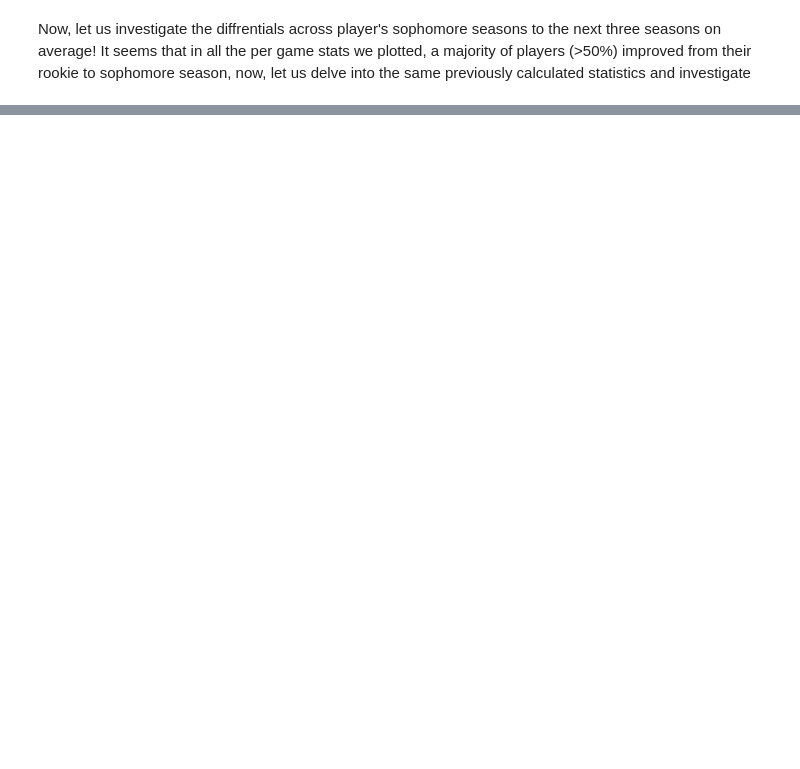
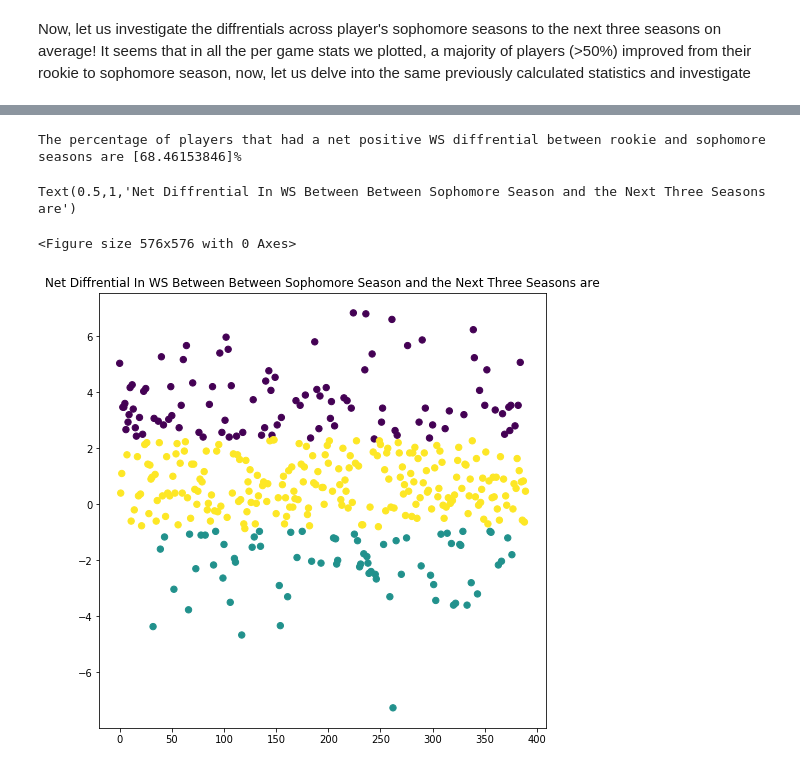
Before and after one commit to Sumiran1/Projects, a Jupyter notebook: NBA SOPHOMORE SLUMP PROJECT/data_analysis_v2.ipynb, the cells around one changed output, grey strips where cells are left out. Saved outputs shown, nothing was run; the diff lists cells and outputs as text; code cells hidden in the pictures; blank space fills up the shorter version.

Commit message:
added EM for WS, will do PER next

```diff
--- a/NBA SOPHOMORE SLUMP PROJECT/data_analysis_v2.ipynb
+++ b/NBA SOPHOMORE SLUMP PROJECT/data_analysis_v2.ipynb
@@ -109,0 +113,16 @@ The percentage of players that had a net positive PER diffrential between sophom
+# %%
+WS_2= (np.array(WS_soph_three)).reshape(-1,1)
+gmm = GMM(n_components=3).fit(WS_2)
+labels = gmm.predict(WS_2)
+pos= np.sum(np.array(WS_2) >= 0, axis=0)
+per_pos= pos/len(WS_2)
+print('The percentage of players that had a net positive WS diffrential between rookie and sophomore seasons are '+ str(per_pos*100) + '%')
+plt.figure(figsize=(8,8))
+plt.figure(figsize=(8,8))
+plt.scatter(np.arange(0,len(WS_2)),WS_2, c=labels, s=40, cmap='viridis')
+plt.title("Net Diffrential In WS Between Between Sophomore Season and the Next Three Seasons are")
+# %% [output]
+The percentage of players that had a net positive WS diffrential between rookie and sophomore seasons are [68.46153846]%
+Text(0.5,1,'Net Diffrential In WS Between Between Sophomore Season and the Next Three Seasons are')
+<Figure size 576x576 with 0 Axes>
+[figure, added]
```
Also changed, not shown: parts of 5 cells of this notebook.
